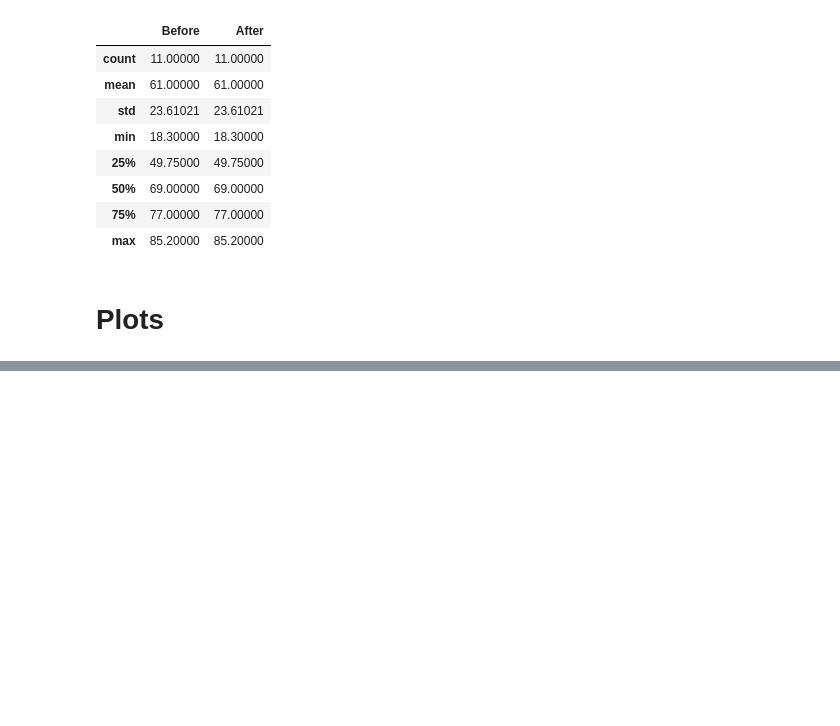
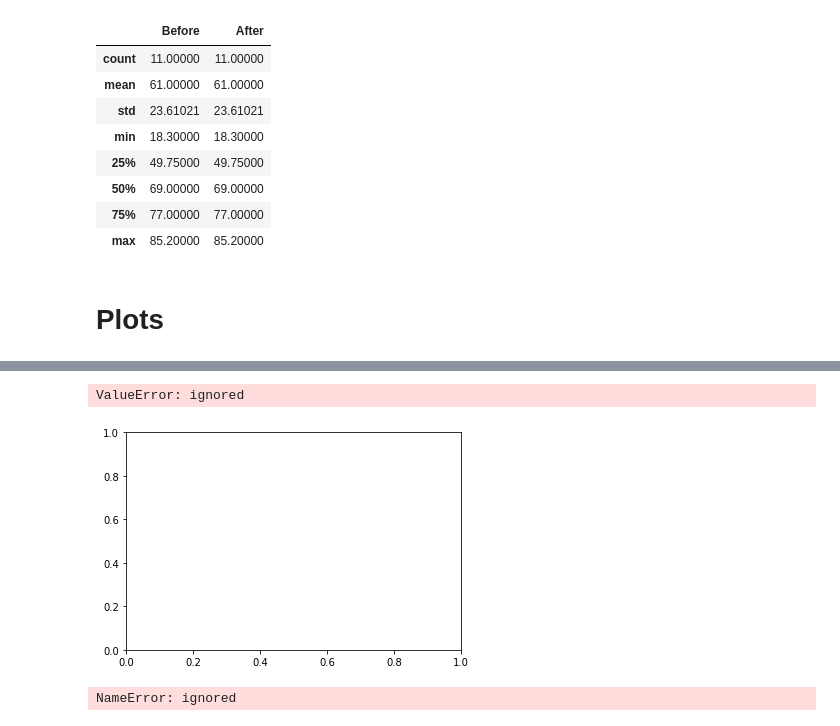
Before and after one commit to MK316/Classroom, a Jupyter notebook: grades_analysis.ipynb, the cells around one changed output, grey strips where cells are left out. Saved outputs shown, nothing was run; the diff lists cells and outputs as text; code cells hidden in the pictures; blank space fills up the shorter version.

```diff
--- a/grades_analysis.ipynb
+++ b/grades_analysis.ipynb
@@ -77,0 +113,38 @@ Ngroup.describe()
+# %%
+x1value = range(1, 31)
+y1value = sorted(x1)
+
+x2value = range(1, 31)
+y2value = sorted(x2)
+
+colors = ['b', 'c']
+
+before = plt.scatter(x1value, y1value, range(0,100), color = colors[0])
+after = plt.scatter(x2value, y2value, range(0,100), color = colors[1])
+
+plt.legend((before, after), ('Before', 'After'), scatterpoints = 1, loc = 'lower left', ncol=3, fontsize = 8)
+plt.show()
+# %% [output]
+ValueError: ignored
+[figure, added]
+# %%
+colors = ['b', 'c', 'y', 'm', 'r']
+
+lo = plt.scatter(random(10), random(10), marker='x', color=colors[0])
+ll = plt.scatter(random(10), random(10), marker='o', color=colors[0])
+l  = plt.scatter(random(10), random(10), marker='o', color=colors[1])
+a  = plt.scatter(random(10), random(10), marker='o', color=colors[2])
+h  = plt.scatter(random(10), random(10), marker='o', color=colors[3])
+hh = plt.scatter(random(10), random(10), marker='o', color=colors[4])
+ho = plt.scatter(random(10), random(10), marker='x', color=colors[4])
+
+plt.legend((lo, ll, l, a, h, hh, ho),
+           ('Low Outlier', 'LoLo', 'Lo', 'Average', 'Hi', 'HiHi', 'High Outlier'),
+           scatterpoints=1,
+           loc='lower left',
+           ncol=3,
+           fontsize=8)
+
+plt.show()
+# %% [output]
+NameError: ignored
```
Also changed, not shown: parts of 11 cells of this notebook.
